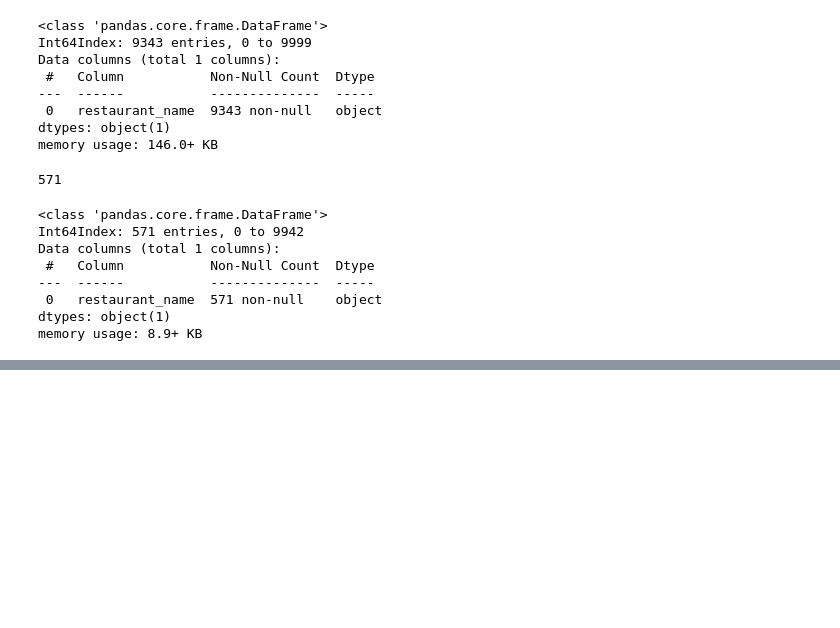
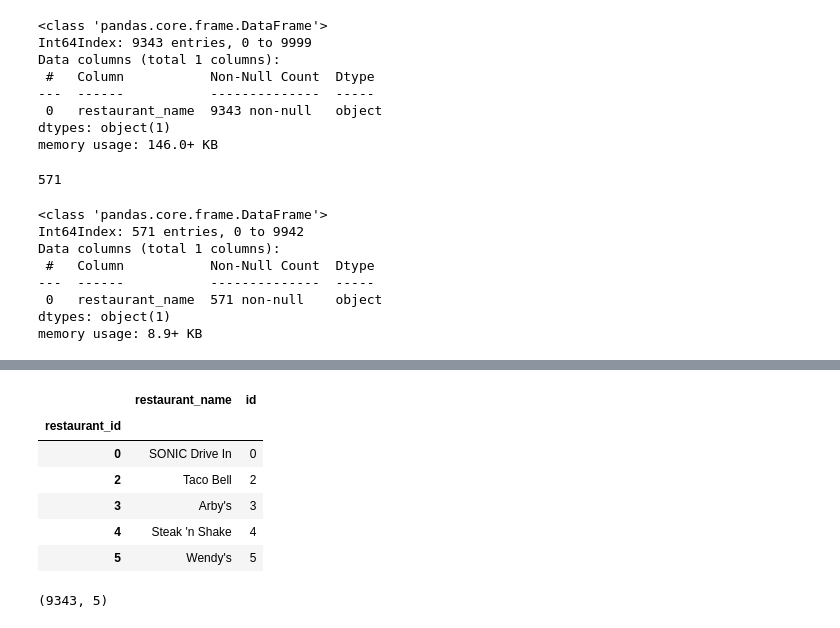
Before and after one commit to poojaisabelle/ETL-Project, a Jupyter notebook: 02_transform_restaurant/02_transform_restaurant_rouhong_kat-Copy1.ipynb, the cells around one changed output, grey strips where cells are left out. Drawn from its saved outputs; the diff is of its cells as text; code cells hidden in the pictures; blank space fills up the shorter version.

```diff
--- a/02_transform_restaurant/02_transform_restaurant_rouhong_kat-Copy1.ipynb
+++ b/02_transform_restaurant/02_transform_restaurant_rouhong_kat-Copy1.ipynb
@@ -254,0 +262,10 @@ restaurant_names_df.head()
+# %%
+restaurant_names_df.head()
+# %% [output]
+|  | restaurant_name | id |
+| restaurant_id |  |  |
+| 0 | SONIC Drive In | 0 |
+| 2 | Taco Bell | 2 |
+| 3 | Arby's | 3 |
+| 4 | Steak 'n Shake | 4 |
+| 5 | Wendy's | 5 |
@@ -254,0 +278,4 @@ restaurant_names_df.head()
+# %%
+inner_join.shape
+# %% [output]
+(9343, 5)
```
Also changed, not shown: parts of 7 cells of this notebook.
